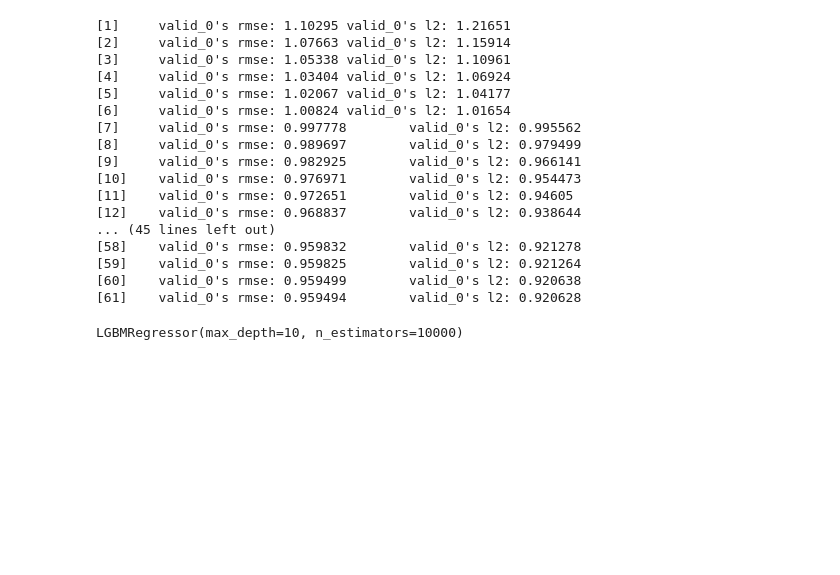
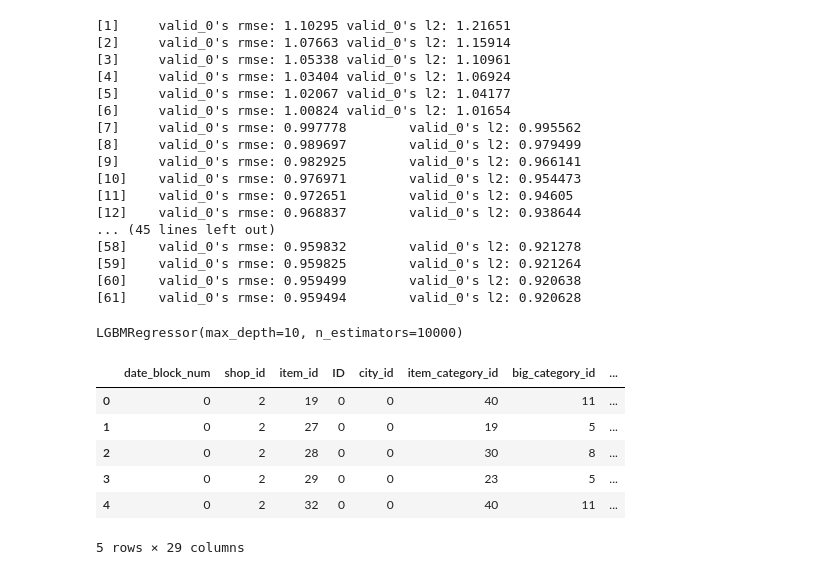
Before and after one commit to YMyuhei/FeaturePrediction_Kaggle, a Jupyter notebook: test-takahashi-matsunari-ver.ipynb, the cells around one changed output. Drawn from its saved outputs; the diff is of its cells as text; code cells hidden in the pictures; blank space fills up the shorter version.

```diff
--- a/test-takahashi-matsunari-ver.ipynb
+++ b/test-takahashi-matsunari-ver.ipynb
@@ -452,3 +468,13 @@ gbm.fit(x_train, y_train,
 [60]    valid_0's rmse: 0.959499        valid_0's l2: 0.920638
 [61]    valid_0's rmse: 0.959494        valid_0's l2: 0.920628
 LGBMRegressor(max_depth=10, n_estimators=10000)
+# %%
+data_set.head()
+# %% [output]
+|  | date_block_num | shop_id | item_id | ID | city_id | item_category_id | big_category_id | ... |
+| 0 | 0 | 2 | 19 | 0 | 0 | 40 | 11 | ... |
+| 1 | 0 | 2 | 27 | 0 | 0 | 19 | 5 | ... |
+| 2 | 0 | 2 | 28 | 0 | 0 | 30 | 8 | ... |
+| 3 | 0 | 2 | 29 | 0 | 0 | 23 | 5 | ... |
+| 4 | 0 | 2 | 32 | 0 | 0 | 40 | 11 | ... |
+5 rows × 29 columns
```
Also changed, not shown: parts of 6 cells of this notebook.
